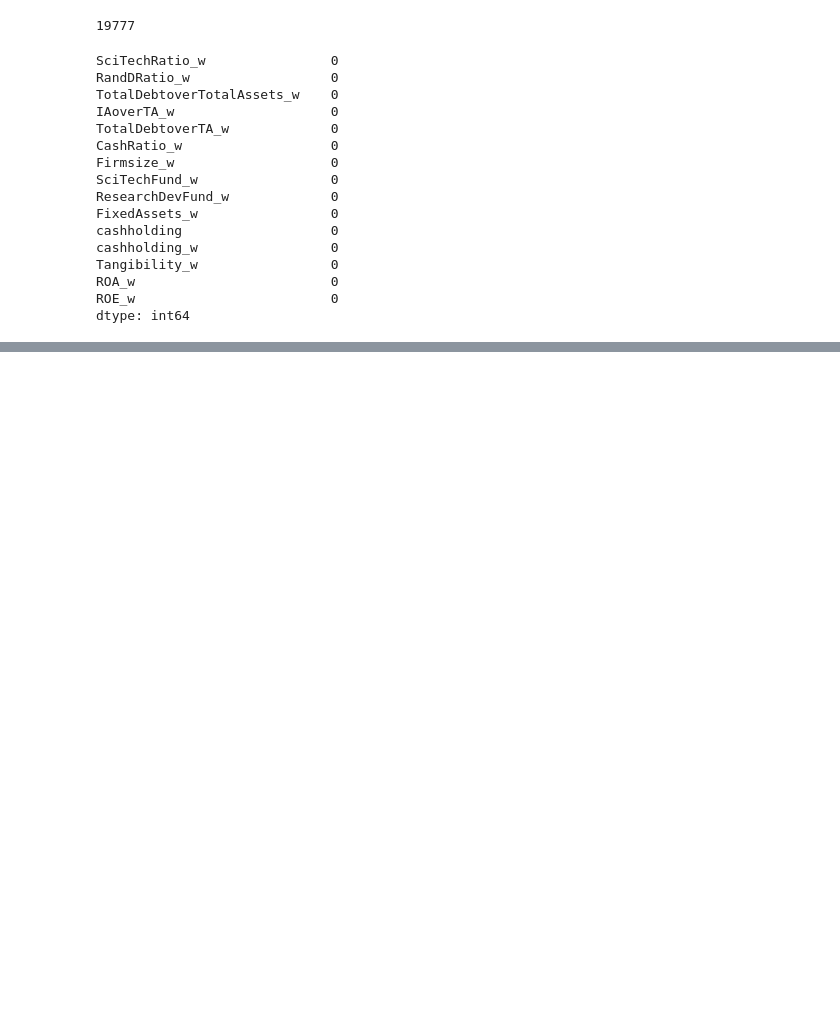
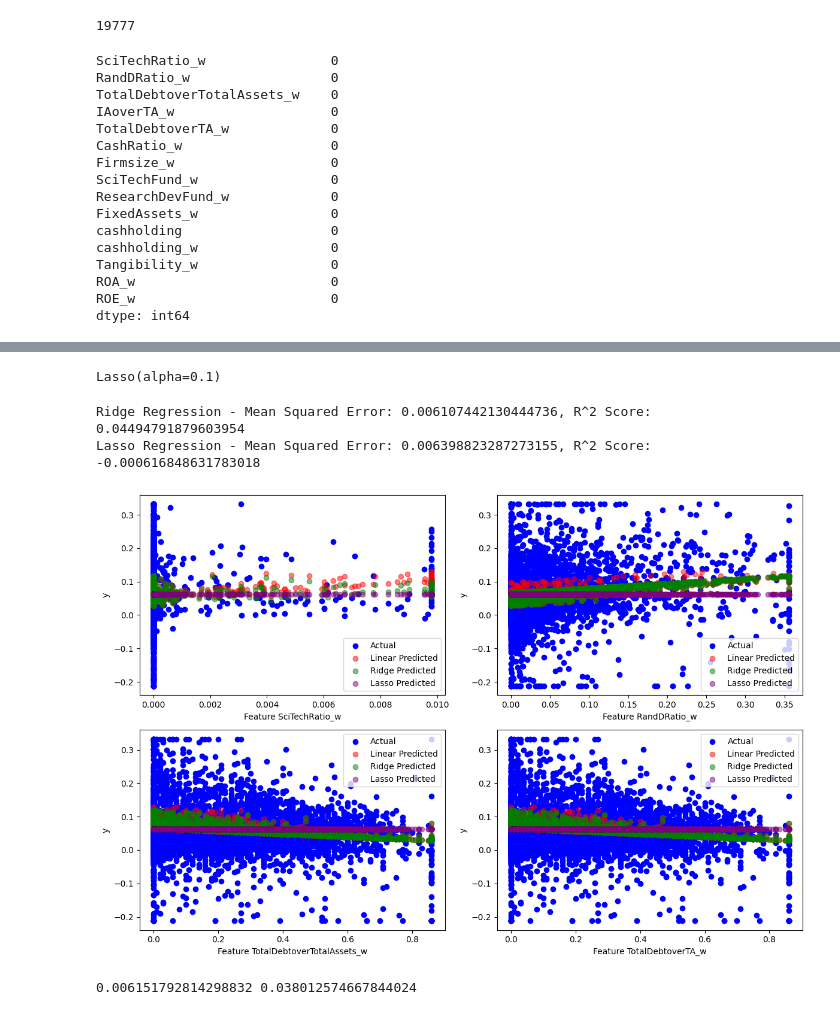
Before and after one commit to dinhtanloc/UII-paper, a Jupyter notebook: prj/1.EDA/EDA6.ipynb, the cells around one changed output, grey strips where cells are left out. Saved outputs shown, nothing was run; the diff lists cells and outputs as text; code cells hidden in the pictures; blank space fills up the shorter version.

```diff
--- a/prj/1.EDA/EDA6.ipynb
+++ b/prj/1.EDA/EDA6.ipynb
@@ -584,0 +386,50 @@ print(results.summary())
+# %%
+ridge_model = Ridge(alpha=1.0)
+lasso_model = Lasso(alpha=0.1)
+ridge_model.fit(X_train, y_train)
+lasso_model.fit(X_train, y_train)
+# %% [output]
+Lasso(alpha=0.1)
+# %%
+y_pred_ridge = ridge_model.predict(X_test)
+y_pred_lasso = lasso_model.predict(X_test)
+# %%
+mse_ridge = mean_squared_error(y_test, y_pred_ridge)
+r2_ridge = r2_score(y_test, y_pred_ridge)
+
+mse_lasso = mean_squared_error(y_test, y_pred_lasso)
+r2_lasso = r2_score(y_test, y_pred_lasso)
+
+print(f"Ridge Regression - Mean Squared Error: {mse_ridge}, R^2 Score: {r2_ridge}")
+print(f"Lasso Regression - Mean Squared Error: {mse_lasso}, R^2 Score: {r2_lasso}")
+# %% [output]
+Ridge Regression - Mean Squared Error: 0.006107442130444736, R^2 Score: 0.04494791879603954
+Lasso Regression - Mean Squared Error: 0.006398823287273155, R^2 Score: -0.000616848631783018
+# %%
+fig, axs = plt.subplots(2, 2, figsize=(12, 8))
+
+for i in range(4):
+    row, col = divmod(i, 2)
+    axs[row, col].scatter(X_test[:, i], y_test, color='blue', label='Actual')
+    axs[row, col].scatter(X_test[:, i], y_pred_linear, color='red', label='Linear Predicted', alpha=0.5)
+    axs[row, col].scatter(X_test[:, i], y_pred_ridge, color='green', label='Ridge Predicted', alpha=0.5)
+    axs[row, col].scatter(X_test[:, i], y_pred_lasso, color='purple', label='Lasso Predicted', alpha=0.5)
+    axs[row, col].set_xlabel(f'Feature {X.columns[i]}')
+    axs[row, col].set_ylabel('y')
+    axs[row, col].legend()
+
+plt.tight_layout()
+plt.show()
+# %% [output]
+[figure, added]
+# %%
+from sklearn.svm import SVR
+
+svr = SVR(kernel='rbf', C=1.0, epsilon=0.1)
+svr.fit(X_train, y_train)
+y_pred_svr = svr.predict(X_test)
+mse_svr = mean_squared_error(y_test, y_pred_svr)
+r2_svr = r2_score(y_test, y_pred_svr)
+print(mse_svr,r2_svr)
+# %% [output]
+0.006151792814298832 0.038012574667844024
```
Also changed, not shown: parts of 23 cells of this notebook, 2 other files.
